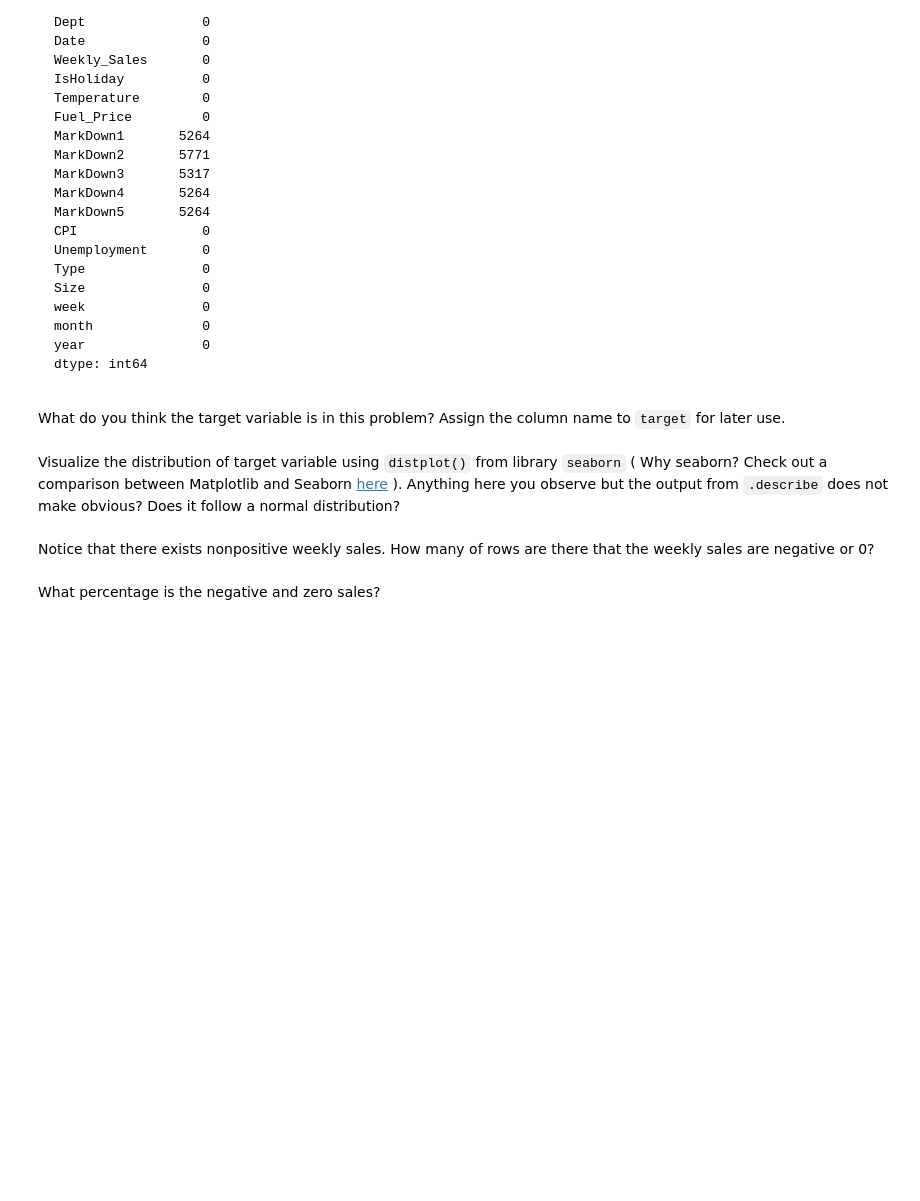
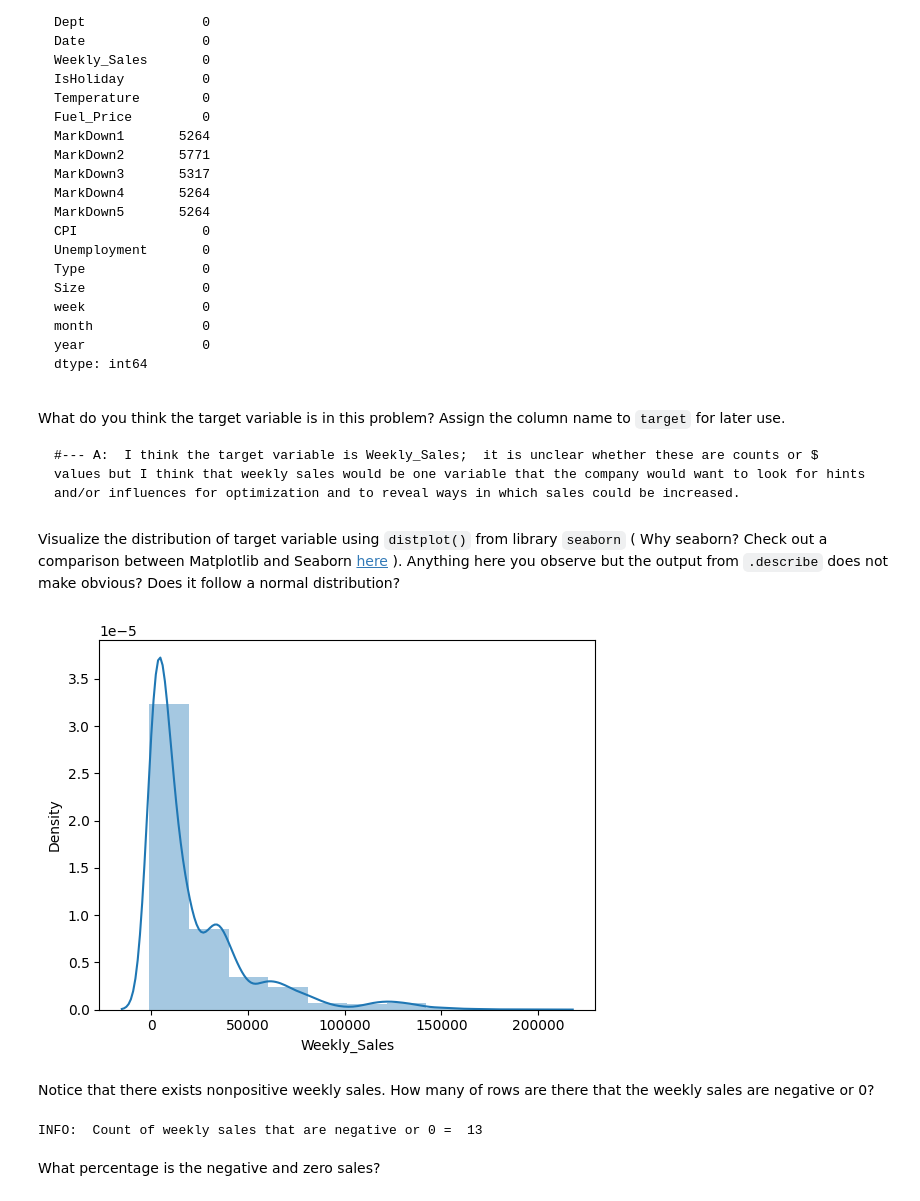
Before and after one commit to kidcoconut/fourthbrain, a Jupyter notebook: .assignments/week4_data_eng/nb/walmart-sales-data.ipynb, the cells around one changed output. Saved outputs shown, nothing was run; the diff lists cells and outputs as text; code cells hidden in the pictures; folded sections open; blank space fills up the shorter version.

```diff
--- a/.assignments/week4_data_eng/nb/walmart-sales-data.ipynb
+++ b/.assignments/week4_data_eng/nb/walmart-sales-data.ipynb
@@ -355,17 +426,33 @@ dtype: int64
 </details>
 # %% [markdown]
 What do you think the target variable is in this problem? Assign the column name to `target` for later use.
+
+    #--- A:  I think the target variable is Weekly_Sales;  it is unclear whether these are counts or $ values but I think that weekly sales would be one variable that the company would want to look for hints and/or influences for optimization and to reveal ways in which sales could be increased.
 # %%
-target = # YOUR CODE HERE
+strTgtVar = 'Weekly_Sales'   # YOUR CODE HERE
 # %% [markdown]
 Visualize the distribution of target variable using `distplot()` from library `seaborn` ( Why seaborn? Check out a comparison between Matplotlib and Seaborn [here](https://analyticsindiamag.com/comparing-python-data-visualization-tools-matplotlib-vs-seaborn/) ). Anything here you observe but the output from `.describe` does not make obvious? Does it follow a normal distribution?
 # %%
+#--- store 1 sales training data:  distribution of target var
 import seaborn as sns
-sns.distplot(df_train[target],bins=10);
+sns.distplot(df_train[strTgtVar],bins=10);
+# %% [output]
+[figure, added]
 # %% [markdown]
 Notice that there exists nonpositive weekly sales. How many of rows are there that the weekly sales are negative or 0?
 # %%
-(df_train[target] <= 0).sum() # Expected Output: 13
+#--- Q:  why is this statement collecting the sum, instead of the count?
+#--- A:  this is a hack.  The returned data set returns a boolean per the condition
+#        In Python, True has a value of 1; so the sum of trues is effectively
+#        the count of rows that meet the condition (<=0).  Bad code.
+
+df_negZero = (df_train[strTgtVar] <= 0)          #--- True:  val is <= 0
+lngNumSales_zeroNeg = df_negZero.sum()           #--- sum of Trues
+
+#---
+print("INFO:  Count of weekly sales that are negative or 0 = ", lngNumSales_zeroNeg)
+# %% [output]
+INFO:  Count of weekly sales that are negative or 0 =  13
 # %% [markdown]
 What percentage is the negative and zero sales?
 # %%
```
Also changed, not shown: parts of 27 cells of this notebook.
